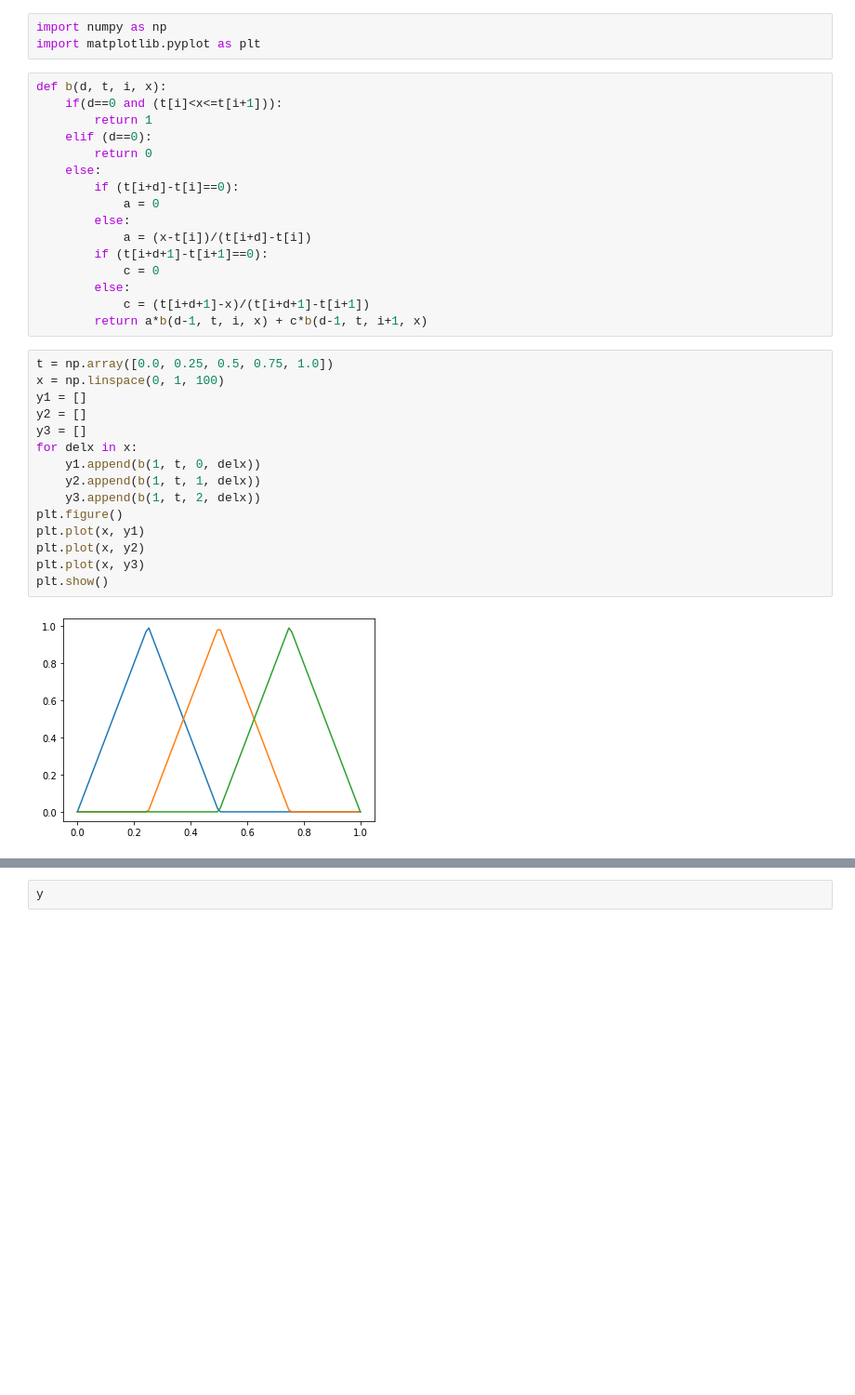
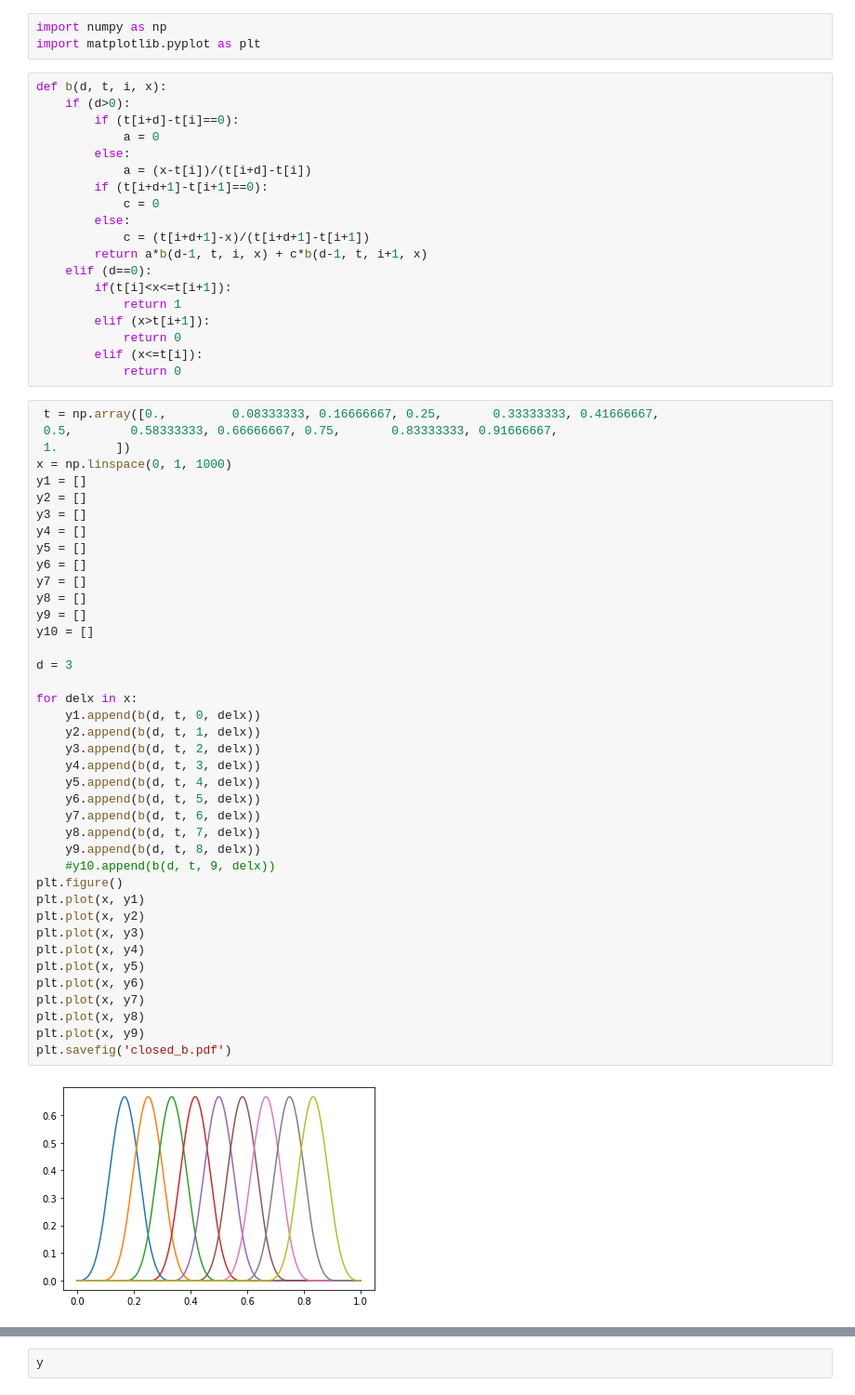
Before and after one commit to vetlebh/spline_learn, a Jupyter notebook: Untitled.ipynb, the cells around one changed output, grey strips where cells are left out. Shown at 93% size. Saved outputs shown, nothing was run; the diff lists cells and outputs as text; blank space fills up the shorter version.

```diff
--- a/Untitled.ipynb
+++ b/Untitled.ipynb
@@ -3,11 +3,7 @@ import numpy as np
 import matplotlib.pyplot as plt
 # %%
 def b(d, t, i, x):
-    if(d==0 and (t[i]<x<=t[i+1])):
-        return 1
-    elif (d==0):
-        return 0
-    else:
+    if (d>0):
         if (t[i+d]-t[i]==0):
             a = 0
         else:
@@ -17,20 +13,52 @@ def b(d, t, i, x):
         else:
             c = (t[i+d+1]-x)/(t[i+d+1]-t[i+1])
         return a*b(d-1, t, i, x) + c*b(d-1, t, i+1, x)
+    elif (d==0):
+        if(t[i]<x<=t[i+1]):
+            return 1
+        elif (x>t[i+1]):
+            return 0
+        elif (x<=t[i]):
+            return 0
 # %%
-t = np.array([0.0, 0.25, 0.5, 0.75, 1.0])
-x = np.linspace(0, 1, 100)
+ t = np.array([0.,         0.08333333, 0.16666667, 0.25,       0.33333333, 0.41666667,
+ 0.5,        0.58333333, 0.66666667, 0.75,       0.83333333, 0.91666667,
+ 1.        ])
+x = np.linspace(0, 1, 1000)
 y1 = []
 y2 = []
 y3 = []
+y4 = []
+y5 = []
+y6 = []
+y7 = []
+y8 = []
+y9 = []
+y10 = []
+
+d = 3
+
 for delx in x:
-    y1.append(b(1, t, 0, delx))
-    y2.append(b(1, t, 1, delx))
-    y3.append(b(1, t, 2, delx))
+    y1.append(b(d, t, 0, delx))
+    y2.append(b(d, t, 1, delx))
+    y3.append(b(d, t, 2, delx))
+    y4.append(b(d, t, 3, delx))
+    y5.append(b(d, t, 4, delx))
+    y6.append(b(d, t, 5, delx))
+    y7.append(b(d, t, 6, delx))
+    y8.append(b(d, t, 7, delx))
+    y9.append(b(d, t, 8, delx))
+    #y10.append(b(d, t, 9, delx))
 plt.figure()
 plt.plot(x, y1)
 plt.plot(x, y2)
 plt.plot(x, y3)
-plt.show()
+plt.plot(x, y4)
+plt.plot(x, y5)
+plt.plot(x, y6)
+plt.plot(x, y7)
+plt.plot(x, y8)
+plt.plot(x, y9)
+plt.savefig('closed_b.pdf')
 # %% [output]
-[figure, old version]
+[figure, new version]
```
Also changed, not shown: parts of 10 cells of this notebook, 22 other files.
